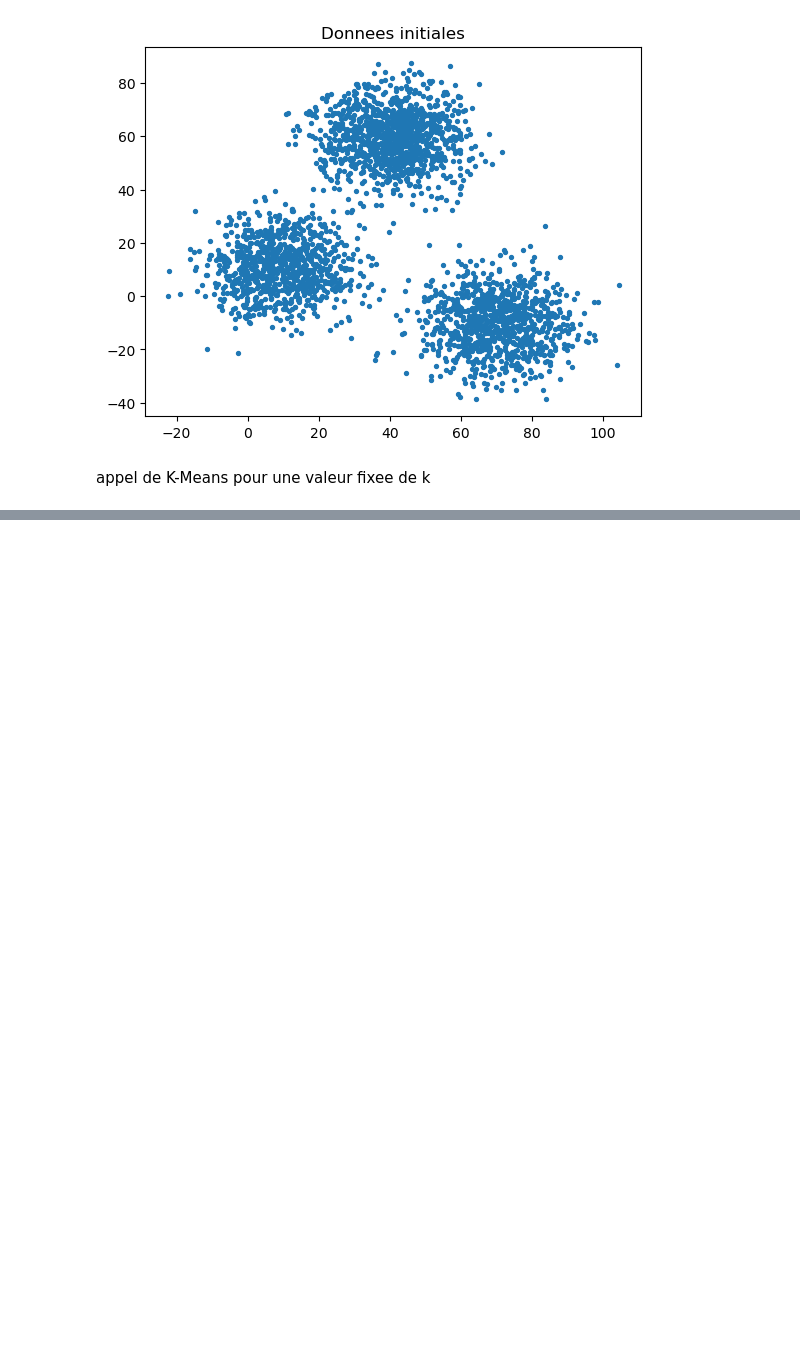
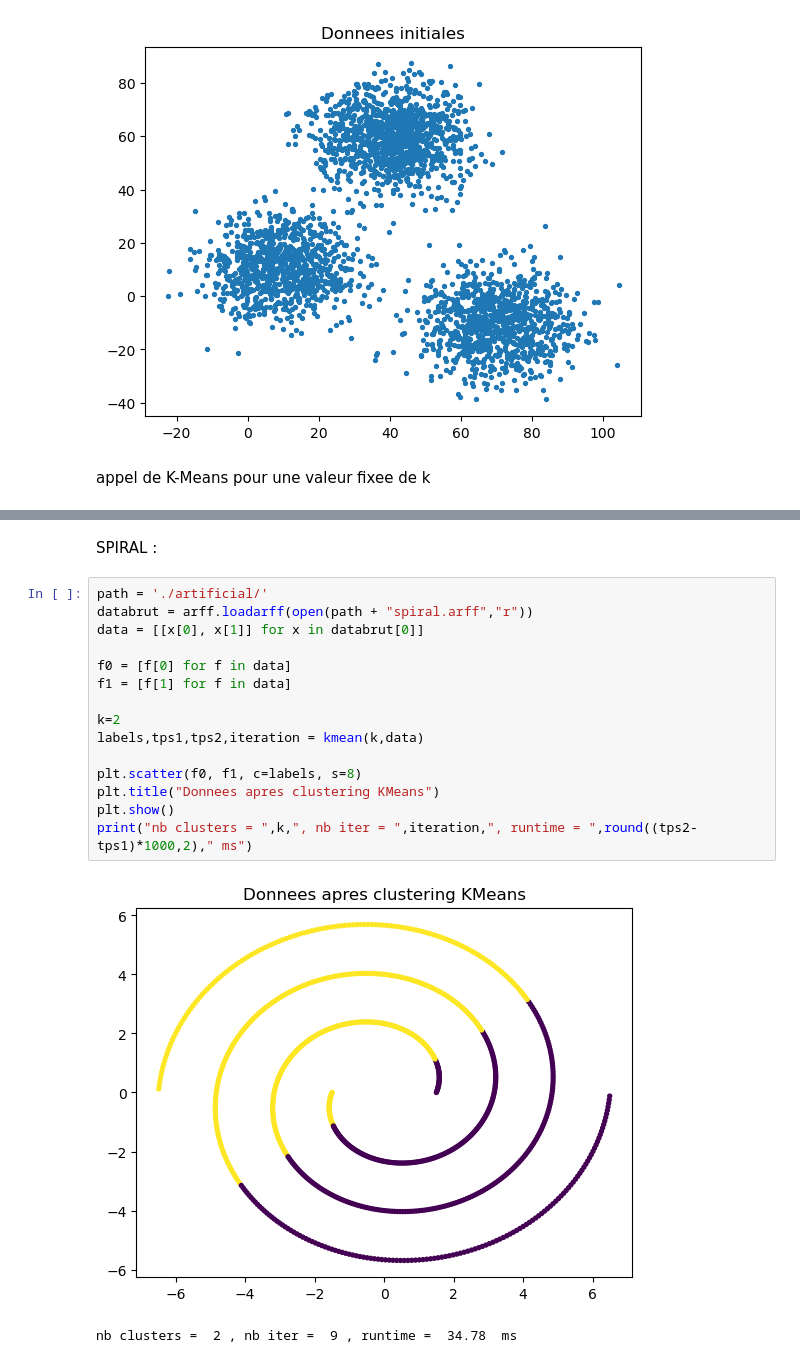
Before and after one commit to martemr/TP_clustering, a Jupyter notebook: TP_Machine.ipynb, the cells around one changed output, grey strips where cells are left out. Cells and saved outputs as stored; diff of their text form; blank space fills up the shorter version.

```diff
--- a/TP_Machine.ipynb
+++ b/TP_Machine.ipynb
@@ -25,0 +96,20 @@ model = cluster.KMeans(n_clusters = k, init = '')
+# %% [markdown]
+SPIRAL :
+# %%
+path = './artificial/'
+databrut = arff.loadarff(open(path + "spiral.arff","r"))
+data = [[x[0], x[1]] for x in databrut[0]]
+
+f0 = [f[0] for f in data]
+f1 = [f[1] for f in data]
+
+k=2
+labels,tps1,tps2,iteration = kmean(k,data)
+
+plt.scatter(f0, f1, c=labels, s=8)
+plt.title("Donnees apres clustering KMeans")
+plt.show()
+print("nb clusters = ",k,", nb iter = ",iteration,", runtime = ",round((tps2-tps1)*1000,2)," ms")
+# %% [output]
+[figure, added]
+nb clusters =  2 , nb iter =  9 , runtime =  34.78  ms
```
Also changed, not shown: parts of 21 cells of this notebook.
